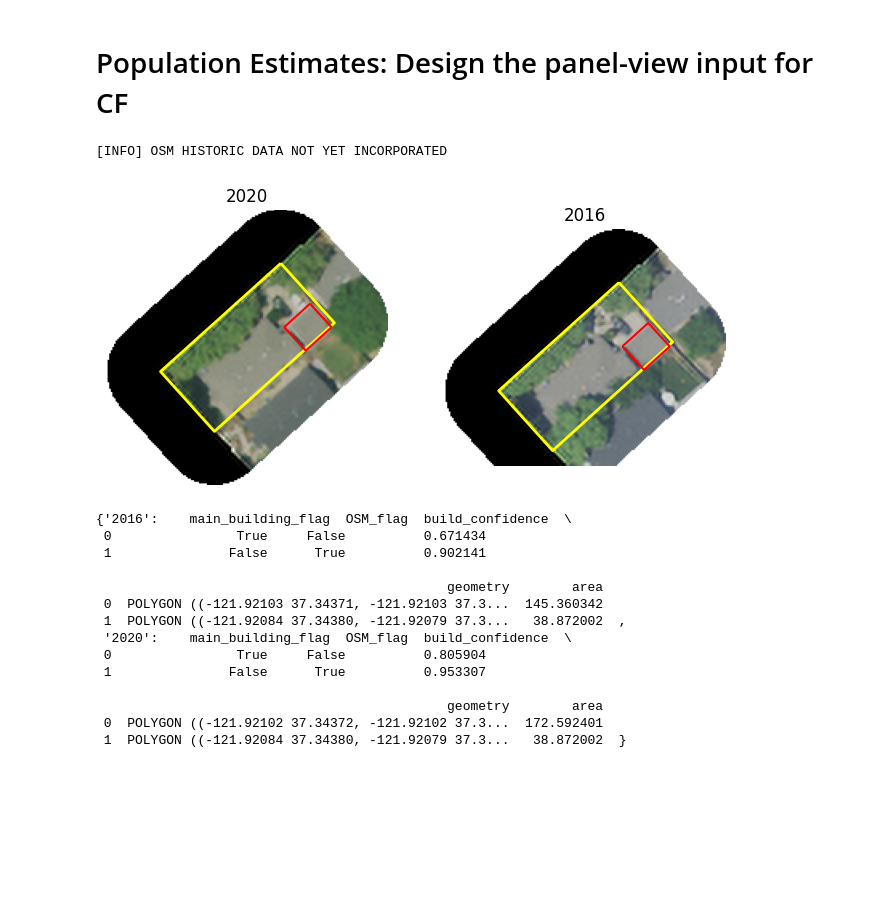
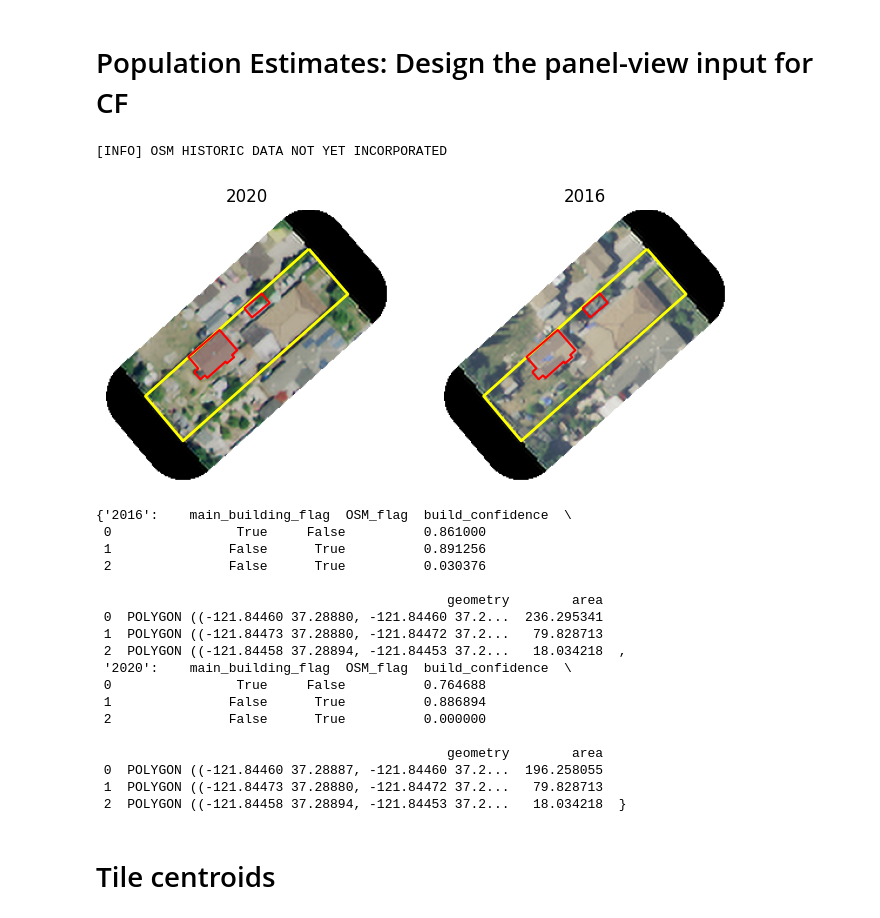
Before and after one commit to reglab/rgb-footprint-extract, a Jupyter notebook: naip_process/Pop-Estimates-CF-Design.ipynb, the cells around one changed output. Cells and saved outputs as stored; diff of their text form; code cells hidden in the pictures; blank space fills up the shorter version.

```diff
--- a/naip_process/Pop-Estimates-CF-Design.ipynb
+++ b/naip_process/Pop-Estimates-CF-Design.ipynb
@@ -19,8 +19,8 @@ tqdm.pandas()
 OAK_FP = '/oak/stanford/groups/deho/building_compliance/'
 SHAPEFILE_FP = '/oak/stanford/groups/deho/building_compliance/shapefiles'
 INPUT_FP = os.path.join(OAK_FP, 'outputs', 'Population-Estimates', 'inputs')
+OUTPUT_FP = os.path.join(OAK_FP, 'outputs', 'Population-Estimates', 'outputs')
 PERMIT_INPUT_FP = os.path.join(OAK_FP, 'outputs', 'Permit-Matching', 'inputs')
-SJ_RES_PARCELS_FP = os.path.join(PERMIT_INPUT_FP, 'san_jose_parcels_res.geojson')
 
 BUILD_FP = os.path.join(OAK_FP, 'outputs', 'cbg-inference-{}', 'inference_building_processed')
 OSM_FP = os.path.join(OAK_FP, 'outputs', 'cbg-inference-2020', 'osm_building_processed')
@@ -28,9 +28,8 @@ OSM_FP = os.path.join(OAK_FP, 'outputs', 'cbg-inference-2020', 'osm_building_pro
 TIF_FP, INFERENCES_DIR, IMG_FP = load_sources()
 tile_bounds_dict_all, tiles_gdf = get_tile_dicts_all_years(oak_fp=OAK_FP, inferences_dir=INFERENCES_DIR)
 
-# * Residential parcels
-sj_parcels_res = gpd.read_file(SJ_RES_PARCELS_FP)
-sj_parcels_res = sj_parcels_res[sj_parcels_res['APN'].notna()]
+# * Universe of SJ res parcels assigned to each CBG
+sj_parcels_res = gpd.read_file(os.path.join(OUTPUT_FP, 'sj-parcels-res-cbgs'))
 
 # * Permits
 sj_parcel_permit = pd.read_csv(os.path.join(PERMIT_INPUT_FP, '..', 'outputs', 'parcel_permit_found.csv'))
@@ -40,7 +39,8 @@ sj_parcel_permit['geometry_permit'] = gpd.GeoSeries.from_wkt(sj_parcel_permit['g
 # %%
 model_params = {'area_threshold_main': 30, 'area_threshold_small': 20,
                   'flatten_threshold': 0.85, 'main_expansion_type': 'raw_polygons',
-                  'main_polygon_definition': 'OSM', 'negative_buffer': 0.5, 'simplify_tolerance': 0}
+                  'main_polygon_definition': 'OSM', 'negative_buffer': 0.5, 'simplify_tolerance': 0,
+               'limit_2016_inferences': False}
 # %%
 def generate_CF_input(parcel_apn, model_params, sat_imagery, title=True):
     # Collect parcel data
@@ -95,8 +95,8 @@ def generate_CF_input(parcel_apn, model_params, sat_imagery, title=True):
 
         ax.axis('off')
         # * Output
-        output_year = parcel_buildings[year].copy()
-        if output_year is not None:
+        if parcel_buildings[year] is not None:
+            output_year = parcel_buildings[year].copy()
             output_year = output_year.loc[output_year['main_building_flag'] == False]
             output_year.geometry = output_year.geometry.exterior
             output_year.to_crs('EPSG:26910').plot(ax=ax, color='red')
@@ -109,24 +109,31 @@ def generate_CF_input(parcel_apn, model_params, sat_imagery, title=True):
 
     return parcel_buildings
 # %%
-generate_CF_input(parcel_apn='23041017',
+# 23041017, 23510054
+generate_CF_input(parcel_apn='49722035',
                   model_params=model_params,
                   sat_imagery={'img_fp': IMG_FP, 'tif_fp': TIF_FP, 'sj_parcels_res': sj_parcels_res,
                  'tiles_gdf': tiles_gdf})
 # %% [output]
 [INFO] OSM HISTORIC DATA NOT YET INCORPORATED
-[figure, old version]
+[figure, new version]
 {'2016':    main_building_flag  OSM_flag  build_confidence  \
- 0                True     False          0.671434
- 1               False      True          0.902141
+ 0                True     False          0.861000
+ 1               False      True          0.891256
+ 2               False      True          0.030376
 
                                              geometry        area
- 0  POLYGON ((-121.92103 37.34371, -121.92103 37.3...  145.360342
- 1  POLYGON ((-121.92084 37.34380, -121.92079 37.3...   38.872002  ,
+ 0  POLYGON ((-121.84460 37.28880, -121.84460 37.2...  236.295341
+ 1  POLYGON ((-121.84473 37.28880, -121.84472 37.2...   79.828713
+ 2  POLYGON ((-121.84458 37.28894, -121.84453 37.2...   18.034218  ,
  '2020':    main_building_flag  OSM_flag  build_confidence  \
- 0                True     False          0.805904
- 1               False      True          0.953307
+ 0                True     False          0.764688
+ 1               False      True          0.886894
+ 2               False      True          0.000000
 
                                              geometry        area
- 0  POLYGON ((-121.92102 37.34372, -121.92102 37.3...  172.592401
- 1  POLYGON ((-121.92084 37.34380, -121.92079 37.3...   38.872002  }
+ 0  POLYGON ((-121.84460 37.28887, -121.84460 37.2...  196.258055
+ 1  POLYGON ((-121.84473 37.28880, -121.84472 37.2...   79.828713
+ 2  POLYGON ((-121.84458 37.28894, -121.84453 37.2...   18.034218  }
+# %% [markdown]
+# Tile centroids
```
Also changed, not shown: parts of 12 cells of this notebook, 2 other files.
